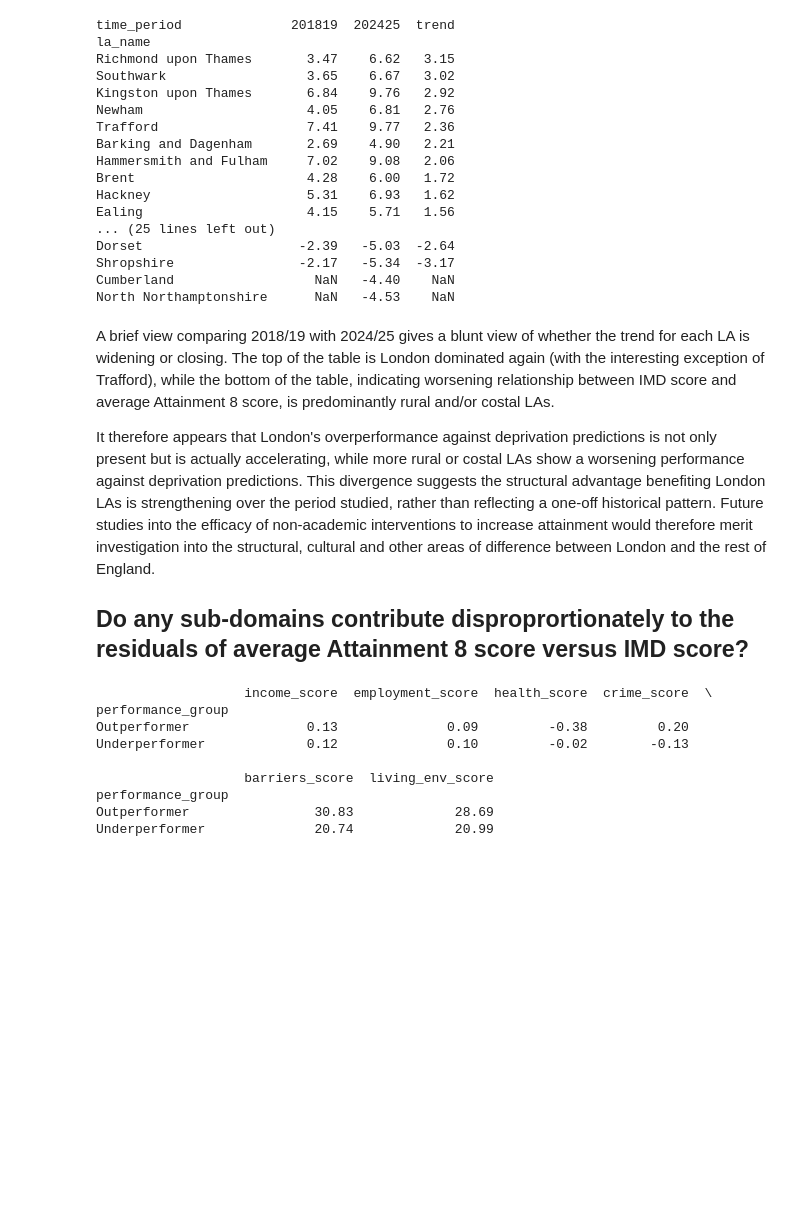
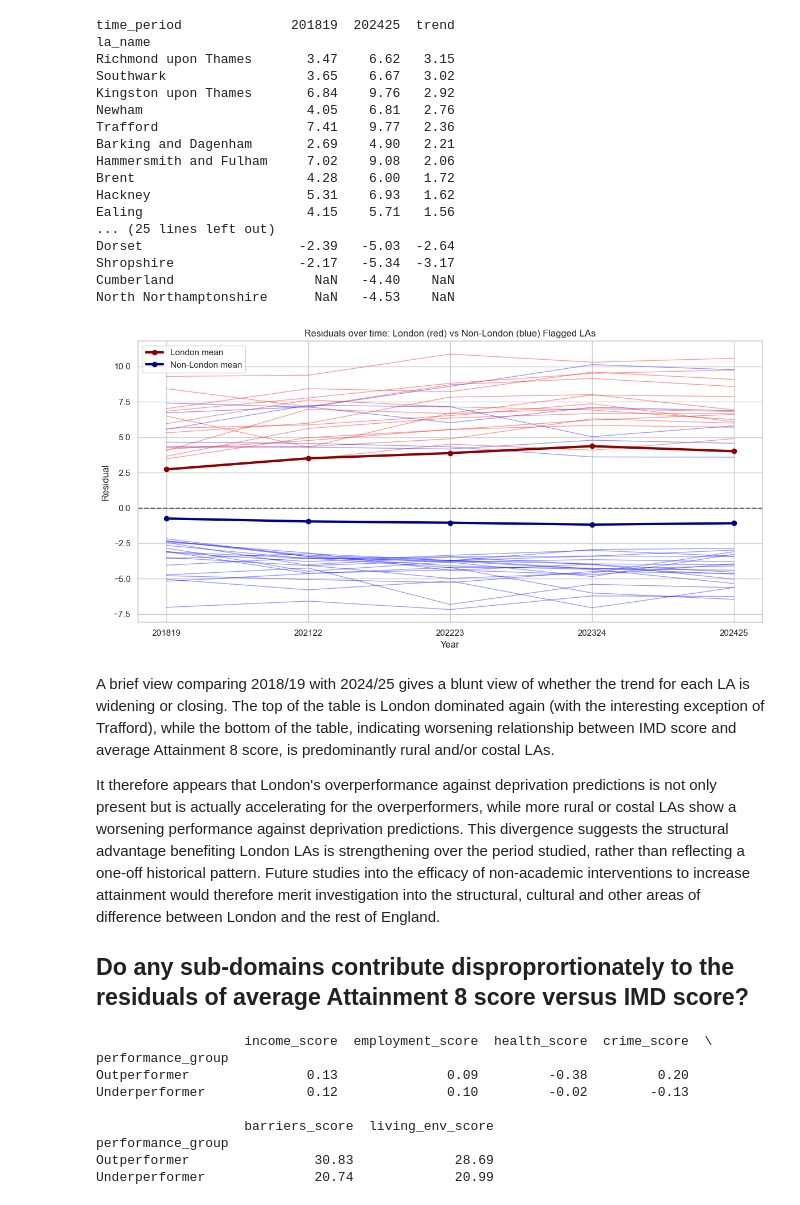
Before and after one commit to AislingLangston/CFG-DS-group-6-2026, a Jupyter notebook: RQ6.ipynb, the cells around one changed output. Drawn from its saved outputs; the diff is of its cells as text; code cells hidden in the pictures; blank space fills up the shorter version.

```diff
--- a/RQ6.ipynb
+++ b/RQ6.ipynb
@@ -510,10 +510,50 @@ Dorset                    -2.39   -5.03  -2.64
 Shropshire                -2.17   -5.34  -3.17
 Cumberland                  NaN   -4.40    NaN
 North Northamptonshire      NaN   -4.53    NaN
+# %%
+# Calculate mean residual per year, split by London versus non-London
+london_trend = (
+    df_residuals_imd
+    .merge(no_dup_residuals[['la_name', 'is_london']], on='la_name', how='left')
+    .groupby(['time_period', 'is_london'])['residual']
+    .mean()
+    .reset_index()
+)
+
+flagged_with_london = (
+    df_residuals_imd[df_residuals_imd['la_name'].isin(flagged_las)]
+    .merge(no_dup_residuals[['la_name', 'is_london']], on='la_name', how='left')
+)
+
+flagged_with_london = flagged_with_london.sort_values('time_period')
+london_trend = london_trend.sort_values('time_period')
+
+fig, ax = plt.subplots(figsize=(12, 6))
+
+for la, group in flagged_with_london.groupby('la_name'):
+    is_london = group['is_london'].iloc[0]
+    colour = 'red' if is_london else 'blue'
+    ax.plot(group['time_period'].astype(str), group['residual'],
+            color=colour, alpha=0.4, linewidth=1)
+
+for is_london, label, colour in [(True, 'London mean', 'darkred'), (False, 'Non-London mean', 'darkblue')]:
+    subset = london_trend[london_trend['is_london'] == is_london]
+    ax.plot(subset['time_period'].astype(str), subset['residual'],
+            color=colour, linewidth=3, label=label, marker='o')
+
+ax.axhline(0, color='black', linestyle='--', alpha=0.5)
+ax.set_xlabel('Year')
+ax.set_ylabel('Residual')
+ax.set_title('Residuals over time: London (red) vs Non-London (blue) Flagged LAs')
+ax.legend()
+plt.tight_layout()
+plt.show()
+# %% [output]
+[figure, added]
 # %% [markdown]
 A brief view comparing 2018/19 with 2024/25 gives a blunt view of whether the trend for each LA is widening or closing. The top of the table is London dominated again (with the interesting exception of Trafford), while the bottom of the table, indicating worsening relationship between IMD score and average Attainment 8 score, is predominantly rural and/or costal LAs.
 
-It therefore appears that London's overperformance against deprivation predictions is not only present but is actually accelerating, while more rural or costal LAs show a worsening performance against deprivation predictions. This divergence suggests the structural advantage benefiting London LAs is strengthening over the period studied, rather than reflecting a one-off historical pattern. Future studies into the efficacy of non-academic interventions to increase attainment would therefore merit investigation into the structural, cultural and other areas of difference between London and the rest of England.
+It therefore appears that London's overperformance against deprivation predictions is not only present but is actually accelerating for the overperformers, while more rural or costal LAs show a worsening performance against deprivation predictions. This divergence suggests the structural advantage benefiting London LAs is strengthening over the period studied, rather than reflecting a one-off historical pattern. Future studies into the efficacy of non-academic interventions to increase attainment would therefore merit investigation into the structural, cultural and other areas of difference between London and the rest of England.
 
 ## Do any sub-domains contribute disproprortionately to the residuals of average Attainment 8 score versus IMD score?
 # %%
```
Also changed, not shown: 3 other files.
